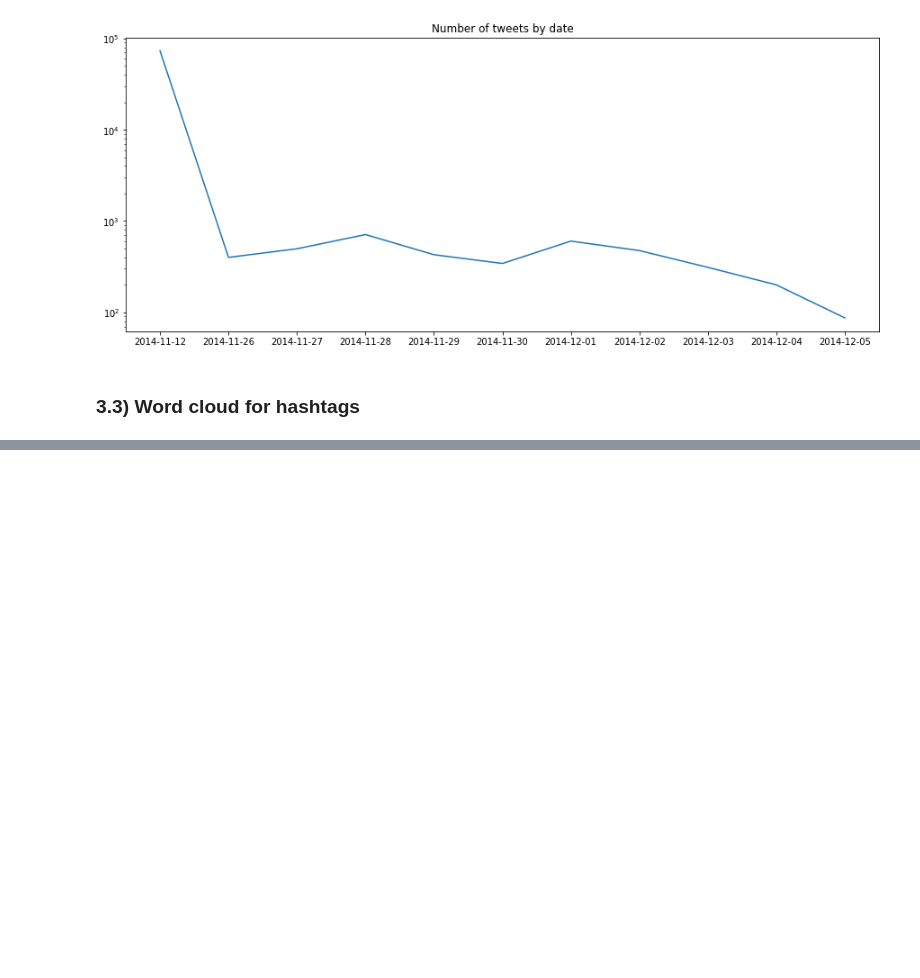
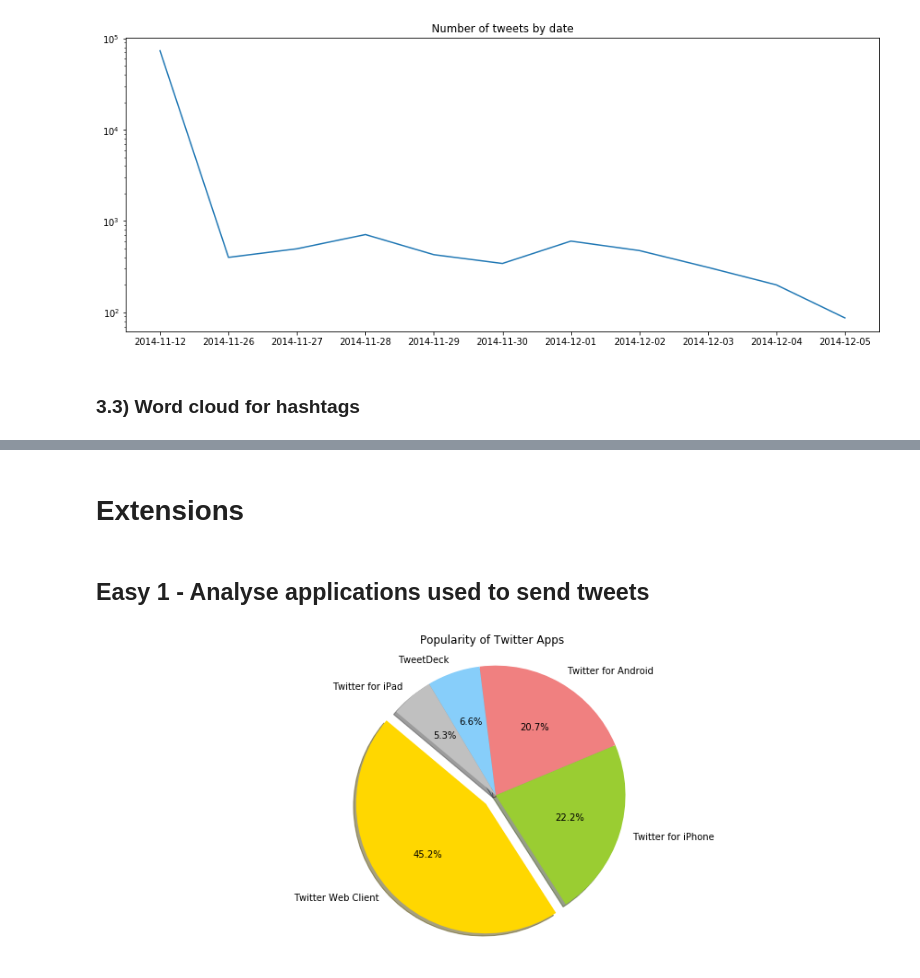
Before and after one commit to LewysW/CS2006-Python-2, a Jupyter notebook: src/CometLanding.ipynb, the cells around one changed output, grey strips where cells are left out. Saved outputs shown, nothing was run; the diff lists cells and outputs as text; code cells hidden in the pictures; blank space fills up the shorter version.

Commit message:
Easy 1 Extension

```diff
--- a/src/CometLanding.ipynb
+++ b/src/CometLanding.ipynb
@@ -201,0 +202,28 @@ plt.show()
+# %% [markdown]
+# Extensions
+# %% [markdown]
+## Easy 1 - Analyse applications used to send tweets
+# %%
+app_list = df.source.str.findall(r'<a[^>]*>(.*)</a>') #https://stackoverflow.com/questions/36336228/python-regex-extract-text-within-html-tags
+app_list = app_list.tolist()
+i = 0
+for item in app_list:
+    if isinstance(item, list):
+        app_list[i] = item[0]
+    i+=1
+apps = pd.Series(device_list).value_counts().reset_index()
+# %%
+popular_apps = apps.iloc[0:5] #Get 5 most popular
+popular_apps.columns = ["Applications", "Number"]
+
+colors = ['gold', 'yellowgreen', 'lightcoral', 'lightskyblue', 'silver']
+explode = (0.1, 0, 0, 0, 0)
+
+plt.pie(popular_apps["Number"], explode=explode, labels=popular_apps["Applications"], colors=colors,
+        autopct='%1.1f%%', shadow=True, startangle=140)
+
+plt.axis('equal')
+plt.title("Popularity of Twitter Apps")
+plt.show()
+# %% [output]
+[figure, added]
```
Also changed, not shown: parts of 1 cell of this notebook, 1 other file.
